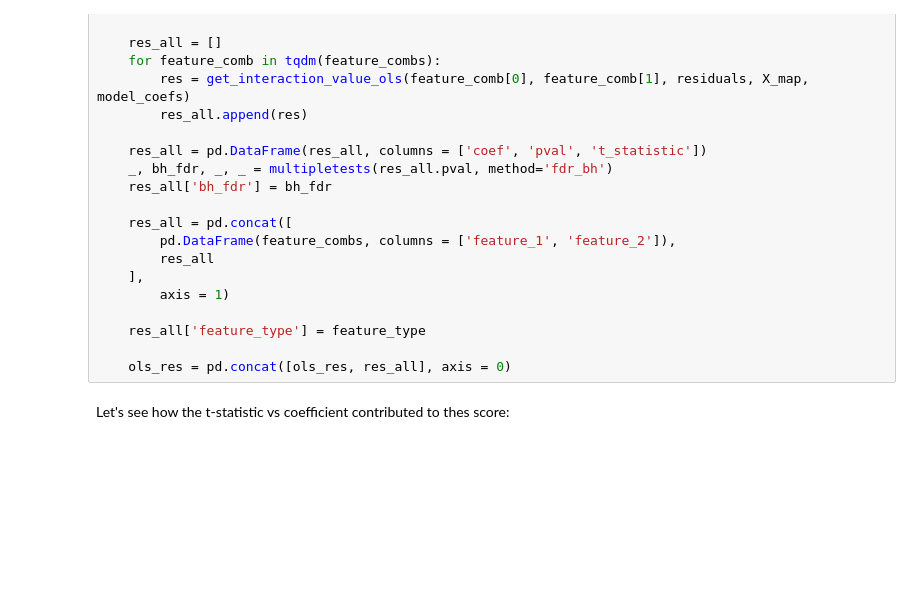
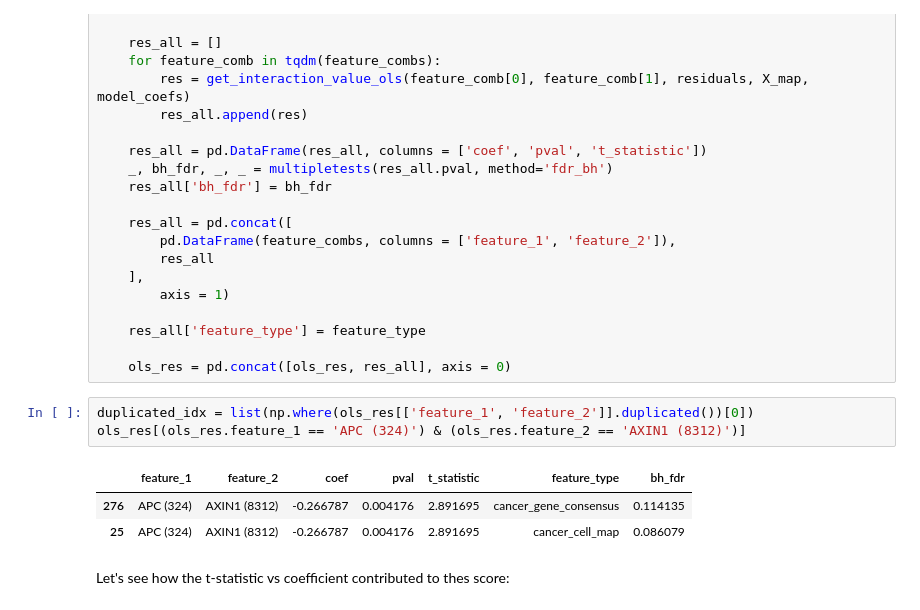
Before and after one commit to hmbaghdassarian/metastatic_potential, a Jupyter notebook: notebooks/C_joint_prediction/05_interaction_analysis/05Bii_filter_interacting_sets.ipynb, the cells around one changed output. Saved outputs shown, nothing was run; the diff lists cells and outputs as text; blank space fills up the shorter version.

```diff
--- a/notebooks/C_joint_prediction/05_interaction_analysis/05Bii_filter_interacting_sets.ipynb
+++ b/notebooks/C_joint_prediction/05_interaction_analysis/05Bii_filter_interacting_sets.ipynb
@@ -173,6 +173,13 @@ for feature_type, best_set in ols_best_set.items():
     res_all['feature_type'] = feature_type
 
     ols_res = pd.concat([ols_res, res_all], axis = 0)
+# %%
+duplicated_idx = list(np.where(ols_res[['feature_1', 'feature_2']].duplicated())[0])
+ols_res[(ols_res.feature_1 == 'APC (324)') & (ols_res.feature_2 == 'AXIN1 (8312)')]
+# %% [output]
+|  | feature_1 | feature_2 | coef | pval | t_statistic | feature_type | bh_fdr |
+| 276 | APC (324) | AXIN1 (8312) | -0.266787 | 0.004176 | 2.891695 | cancer_gene_consensus | 0.114135 |
+| 25 | APC (324) | AXIN1 (8312) | -0.266787 | 0.004176 | 2.891695 | cancer_cell_map | 0.086079 |
 # %% [markdown]
 Let's see how the t-statistic vs coefficient contributed to thes score:
 # %%
```
Also changed, not shown: parts of 7 cells of this notebook, 1 other file.
